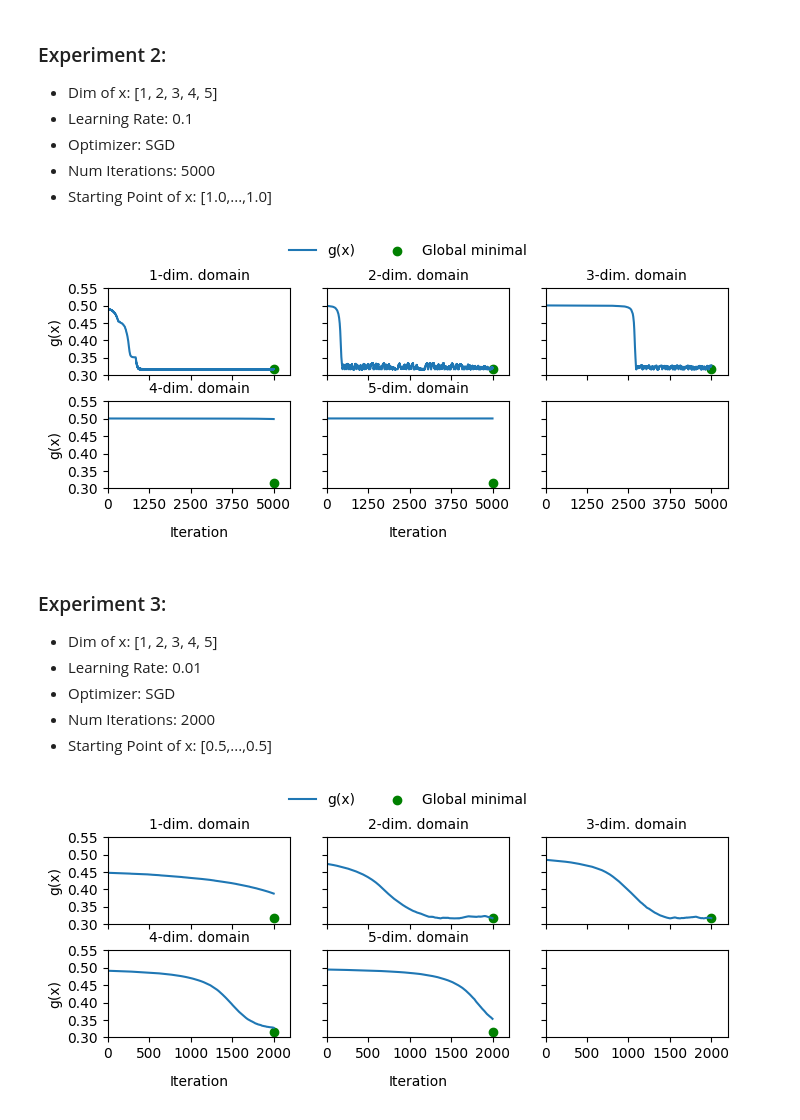
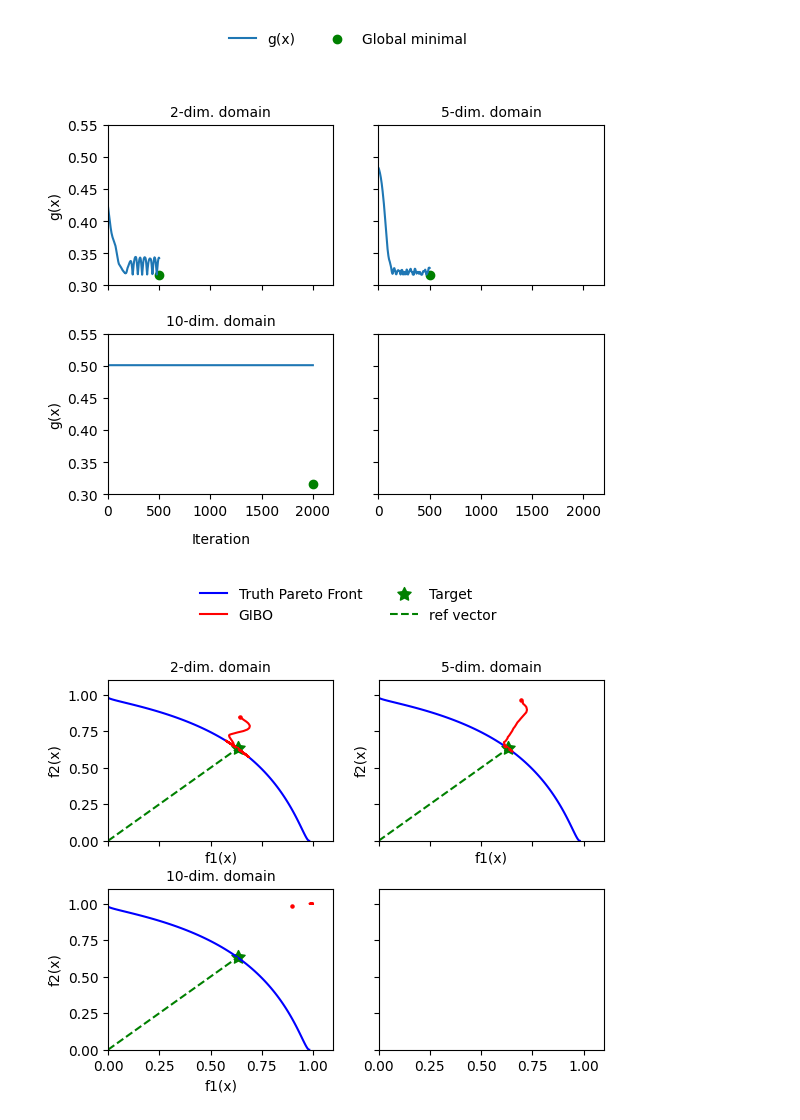
Before and after one commit to quanghuy0497/GIBO, a Jupyter notebook: notebooks/evaluation_toys_experiment.ipynb, the cells around one changed output. Saved outputs shown, nothing was run; the diff lists cells and outputs as text; code cells hidden in the pictures.

Commit message:
Add plot to view GIBO convergence. Run new exp

```diff
--- a/notebooks/evaluation_toys_experiment.ipynb
+++ b/notebooks/evaluation_toys_experiment.ipynb
@@ -44,12 +37,12 @@ class Objective_Functions():
 
         return objs
 
-class Scalar():
+class Scalar():                                 # Aug Tchebycheff
     def __init__(self):
         self.p = 0.001
         self.e = 0.1
         self.z = torch.Tensor([0.0, 0.0])
-        self.weight = torch.Tensor([0.5, 0.5])
+        self.weight = torch.Tensor([0.5, 0.5])  # lambda
 
     def aug_tch(self, f_x):
         tch = torch.max(self.weight * (f_x - (self.z - torch.abs(self.z * self.e))), axis = 1)[0]
@@ -60,7 +53,7 @@ class Scalar():
 def groundtruth(dim):
     obj_func = Objective_Functions()
     scalar = Scalar()
-    num_sample = 1000000
+    num_sample = 10000
 
     x = np.linspace(-1, 1, num_sample)
     x = np.repeat(np.expand_dims(x, axis=1), dim, axis = 1)
@@ -93,11 +86,13 @@ def postprocess_data(configs: List[str],
     fx_dict = {}
     fx_min_dict = {}
     fx_truth_dict = {}
+    x_dict = {}
     for d in dim:
+        x_dict[d] = np.load(os.path.join(directory, 'x_'+str(d)+ name +'.npy'), allow_pickle=True)
         fx_dict[d] = np.load(os.path.join(directory, 'fx_'+str(d)+ name +'.npy'), allow_pickle=True)
         fx_truth_dict[d] = groundtruth(d)
 
-    return fx_dict, fx_truth_dict
+    return x_dict, fx_dict, fx_truth_dict
 # %%
 def plot_function_value_distances(fx: Dict,
                                 fx_truth:Dict,
@@ -169,9 +203,7 @@ def plot_grountruth(fx_truth:Dict,
 # %%
-(fx_dict, fx_truth_dict) = postprocess_data(
+dim = [2, 5, 10]
+(x_dict, fx_dict, fx_truth_dict) = postprocess_data(
                                 configs=['../configs/toys/gibo_default.yaml'],
                                 experiment_path='../experiments/toys/test_experiment/',
-                                dim = dim_1)
-
-plot_grountruth(fx_truth = fx_truth_dict,
-                figsize=(8,2.6),
-                row_col = (2, 4))
+                                # name = '_new2',
+                                dim = dim)
@@ -194,40 +217,11 @@ plot_function_value_distances(fx=fx_dict,
-# %% [markdown]
-### Experiment 2:
-+ Dim of x: [1, 2, 3, 4, 5]
-+ Learning Rate: 0.1
-+ Optimizer: SGD
-+ Num Iterations: 5000
-+ Starting Point of x: [1.0,...,1.0]
-# %%
-(fx, fx_truth) = postprocess_data(
-                            configs=['../configs/toys/gibo_default.yaml'],
-                            experiment_path='../experiments/toys/test_experiment/',
-                            dim = dim_2,
-                            name = "_new")
-
-plot_function_value_distances(fx=fx,
-                              fx_truth = fx_truth,
-                              figsize=(8,2.6),
-                              row_col = (2,3))
-# %% [output]
-[figure, removed]
-# %% [markdown]
-### Experiment 3:
-+ Dim of x: [1, 2, 3, 4, 5]
-+ Learning Rate: 0.01
-+ Optimizer: SGD
-+ Num Iterations: 2000
-+ Starting Point of x: [0.5,...,0.5]
-# %%
-(fx, fx_truth) = postprocess_data(
-                            configs=['../configs/toys/gibo_default.yaml'],
-                            experiment_path='../experiments/toys/test_experiment/',
-                            dim = dim_3,
-                            name = "_new2")
-
-plot_function_value_distances(fx=fx,
-                              fx_truth = fx_truth,
-                              figsize=(8,2.6),
-                              row_col = (2,3))
-# %% [output]
-[figure, removed]
+# %%
+
+
+# plot_grountruth(fx_truth = fx_truth_dict)
+
+plot_function_value_distances(fx=fx_dict, fx_truth = fx_truth_dict)
+
+plot_converge(x_dict)
+# %% [output]
+[figure, added]
+[figure, added]
```
Also changed, not shown: parts of 5 cells of this notebook, 31 other files.
